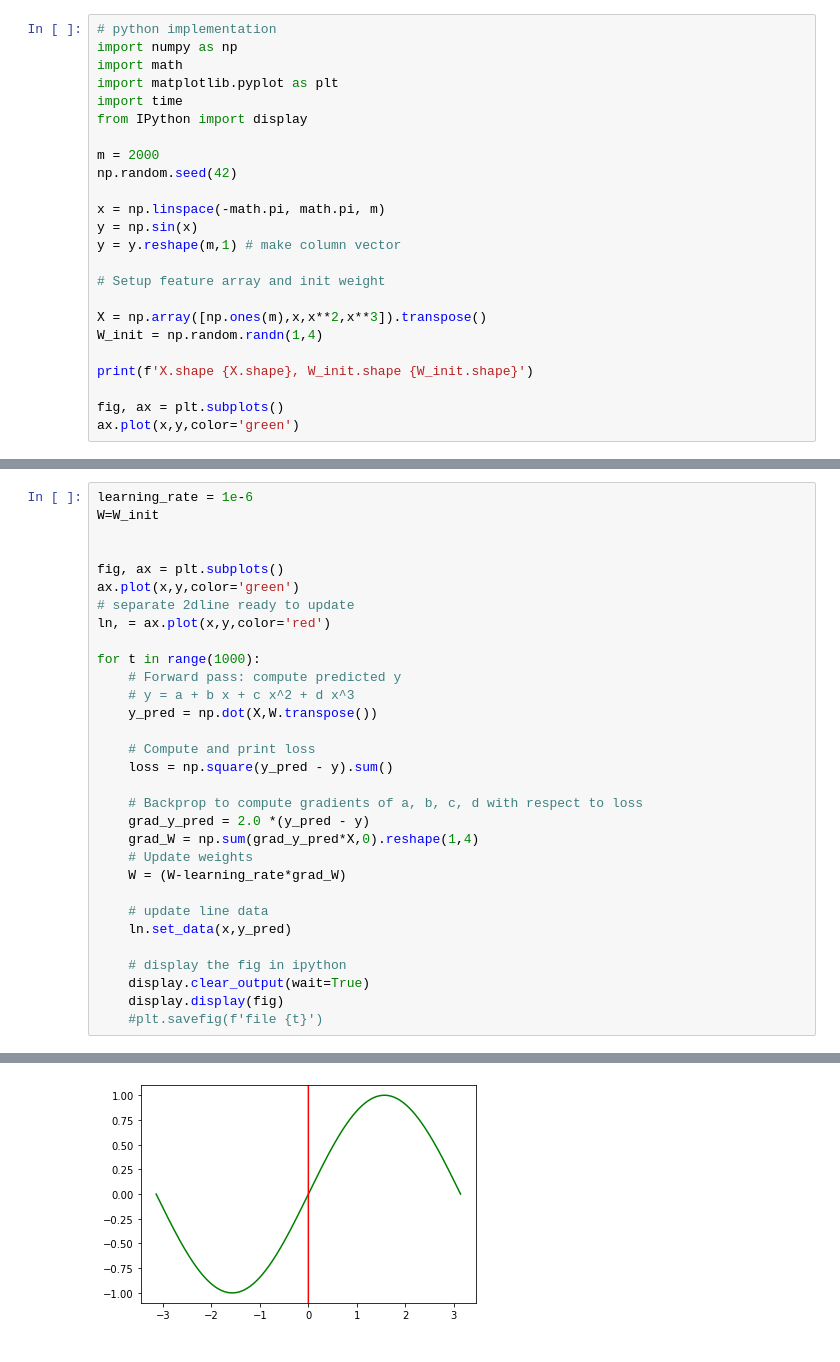
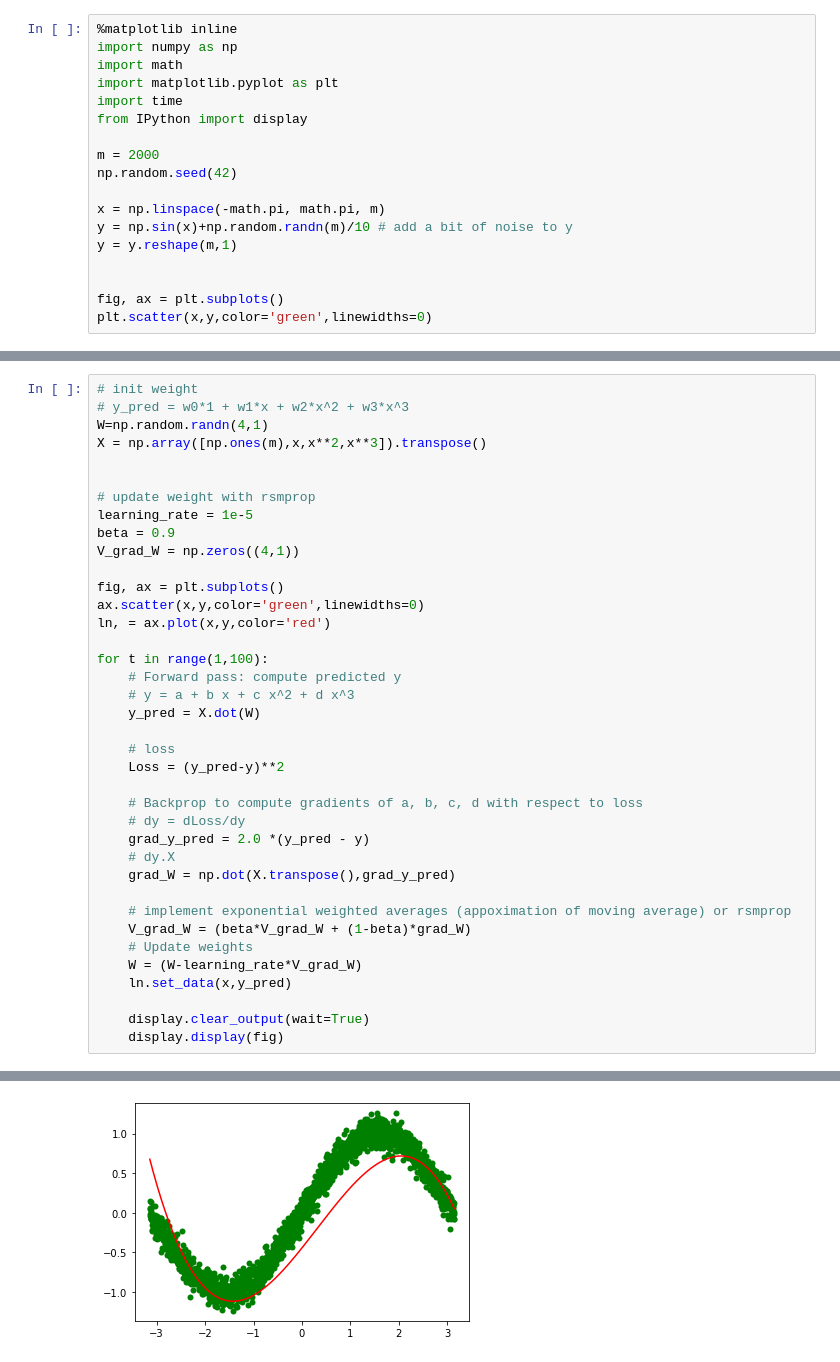
Before and after one commit to hoanghuy89/animation_ipython, a Jupyter notebook: pyplot_animation_ipython.ipynb, the cells around one changed output, grey strips where cells are left out. Saved outputs shown, nothing was run; the diff lists cells and outputs as text.

```diff
--- a/pyplot_animation_ipython.ipynb
+++ b/pyplot_animation_ipython.ipynb
@@ -1,5 +4,5 @@
 # %%
-# python implementation
+%matplotlib inline
 import numpy as np
 import math
 import matplotlib.pyplot as plt
@@ -10,16 +13,10 @@ m = 2000
 np.random.seed(42)
 
 x = np.linspace(-math.pi, math.pi, m)
-y = np.sin(x)
-y = y.reshape(m,1) # make column vector
+y = np.sin(x)+np.random.randn(m)/10 # add a bit of noise to y
+y = y.reshape(m,1)
 
-# Setup feature array and init weight
-
-X = np.array([np.ones(m),x,x**2,x**3]).transpose()
-W_init = np.random.randn(1,4)
-
-print(f'X.shape {X.shape}, W_init.shape {W_init.shape}')
 
 fig, ax = plt.subplots()
-ax.plot(x,y,color='green')
+plt.scatter(x,y,color='green',linewidths=0)
 # %% [output]
@@ -29,32 +25,39 @@ X.shape (2000, 4), W_init.shape (1, 4)
 # %%
-learning_rate = 1e-6
-W=W_init
+# init weight
+# y_pred = w0*1 + w1*x + w2*x^2 + w3*x^3
+W=np.random.randn(4,1)
+X = np.array([np.ones(m),x,x**2,x**3]).transpose()
 
 
+# update weight with rsmprop
+learning_rate = 1e-5
+beta = 0.9
+V_grad_W = np.zeros((4,1))
+
 fig, ax = plt.subplots()
-ax.plot(x,y,color='green')
-# separate 2dline ready to update
+ax.scatter(x,y,color='green',linewidths=0)
 ln, = ax.plot(x,y,color='red')
 
-for t in range(1000):
+for t in range(1,100):
     # Forward pass: compute predicted y
     # y = a + b x + c x^2 + d x^3
-    y_pred = np.dot(X,W.transpose())
+    y_pred = X.dot(W)
 
-    # Compute and print loss
-    loss = np.square(y_pred - y).sum()
+    # loss
+    Loss = (y_pred-y)**2
 
     # Backprop to compute gradients of a, b, c, d with respect to loss
+    # dy = dLoss/dy
     grad_y_pred = 2.0 *(y_pred - y)
-    grad_W = np.sum(grad_y_pred*X,0).reshape(1,4)
+    # dy.X
+    grad_W = np.dot(X.transpose(),grad_y_pred)
+
+    # implement exponential weighted averages (appoximation of moving average) or rsmprop
+    V_grad_W = (beta*V_grad_W + (1-beta)*grad_W)
     # Update weights
-    W = (W-learning_rate*grad_W)
-
-    # update line data
+    W = (W-learning_rate*V_grad_W)
     ln.set_data(x,y_pred)
 
-    # display the fig in ipython
     display.clear_output(wait=True)
     display.display(fig)
-    #plt.savefig(f'file {t}')
 # %% [output]
@@ -62 +64 @@ KeyboardInterrupt:
-[figure, old version]
+[figure, new version]
```
Also changed, not shown: parts of 3 cells of this notebook.
